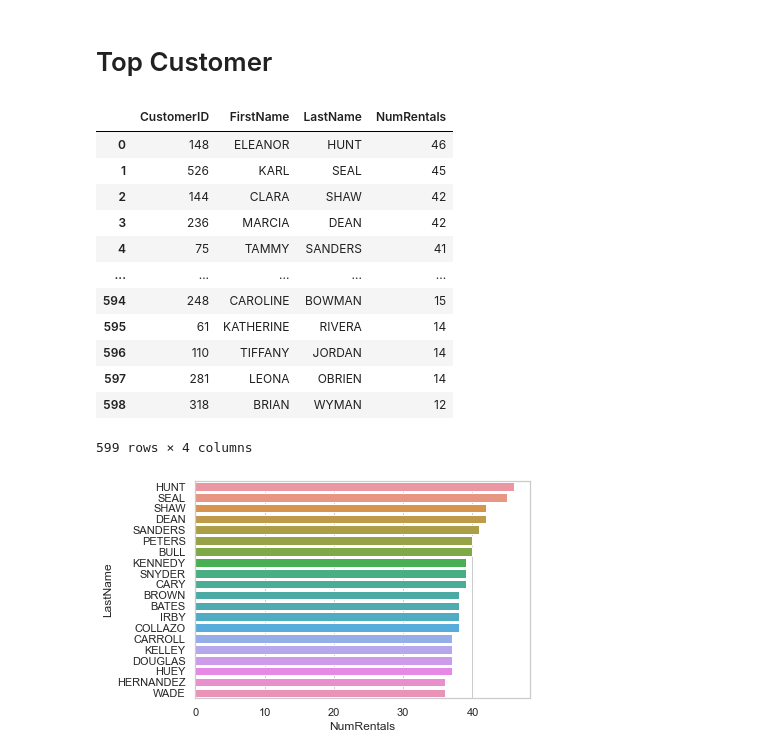
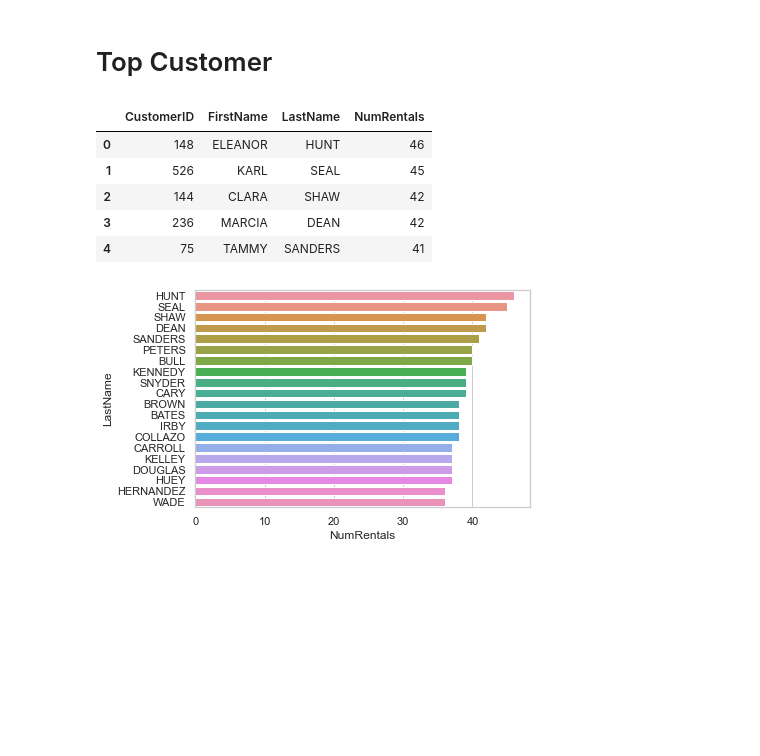
Before and after one commit to Jgardner91/SQLALCHEMY, a Jupyter notebook: CODE/SQL_ALCHEMY_OPERATIONS.ipynb, the cells around one changed output. Drawn from its saved outputs; the diff is of its cells as text; code cells hidden in the pictures; blank space fills up the shorter version.

```diff
--- a/CODE/SQL_ALCHEMY_OPERATIONS.ipynb
+++ b/CODE/SQL_ALCHEMY_OPERATIONS.ipynb
@@ -192,29 +192,22 @@ customer_dispute.head()
 # %%
 JOIN = rental.join(customer, rental.c.customer_id==customer.c.customer_id)
 
 select_ = select([rental.c.customer_id,customer.c.first_name,customer.c.last_name,func.count(rental.c.rental_date).label("NumRentals")])
 select_join = select_.select_from(JOIN)
 query = select_join.group_by(rental.c.customer_id).order_by(db.desc('NumRentals'))
 
 ResultProxy = cnx.execute(query)
 ResultSet = ResultProxy.fetchall()
 
 top_customers = pd.DataFrame(ResultSet, columns = ['CustomerID','FirstName','LastName','NumRentals'])
-top_customers
+top_customers.head()
 # %% [output]
 |  | CustomerID | FirstName | LastName | NumRentals |
 | 0 | 148 | ELEANOR | HUNT | 46 |
 | 1 | 526 | KARL | SEAL | 45 |
 | 2 | 144 | CLARA | SHAW | 42 |
 | 3 | 236 | MARCIA | DEAN | 42 |
 | 4 | 75 | TAMMY | SANDERS | 41 |
-| ... | ... | ... | ... | ... |
-| 594 | 248 | CAROLINE | BOWMAN | 15 |
-| 595 | 61 | KATHERINE | RIVERA | 14 |
-| 596 | 110 | TIFFANY | JORDAN | 14 |
-| 597 | 281 | LEONA | OBRIEN | 14 |
-| 598 | 318 | BRIAN | WYMAN | 12 |
-599 rows × 4 columns
 # %%
 import seaborn as sns
 sns.set_theme(style="whitegrid")
```
Also changed, not shown: parts of 15 cells of this notebook.
